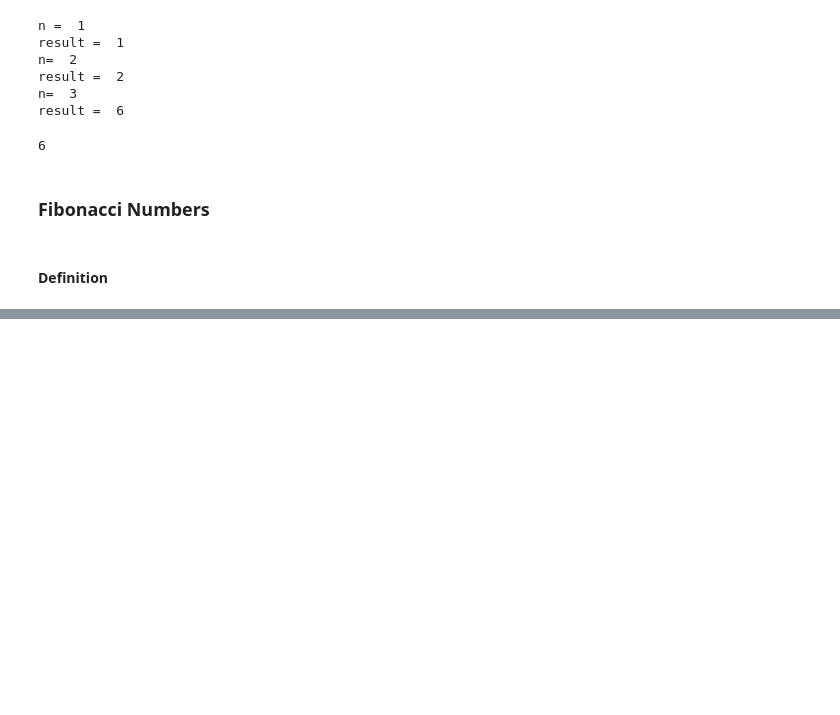
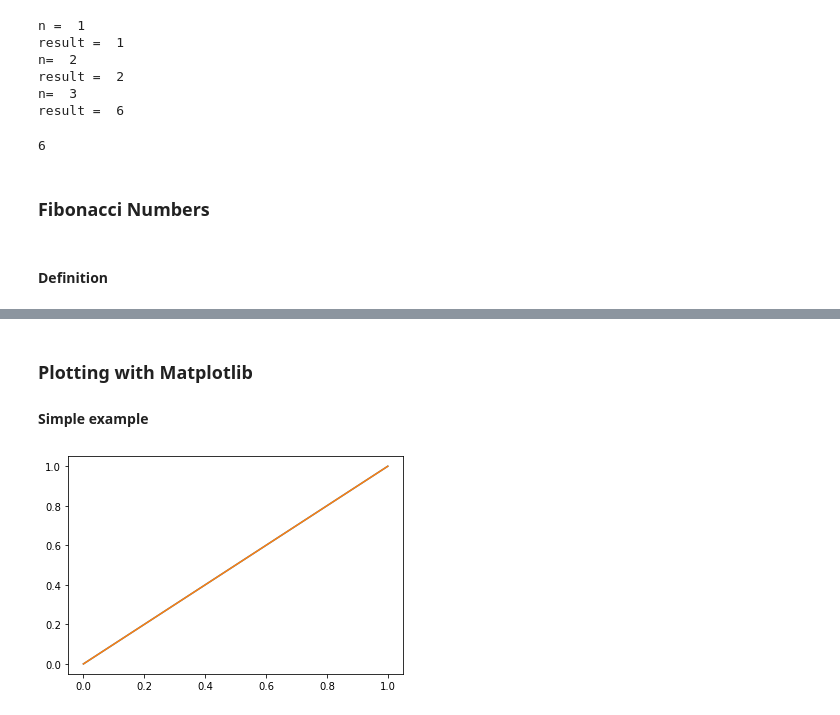
Before and after one commit to JohnWeiner/Notebooks, a Jupyter notebook: Python_Exercises.ipynb, the cells around one changed output, grey strips where cells are left out. Cells and saved outputs as stored; diff of their text form; code cells hidden in the pictures; blank space fills up the shorter version.

```diff
--- a/Python_Exercises.ipynb
+++ b/Python_Exercises.ipynb
@@ -121,0 +154,10 @@ fib(5) =  5
+# %% [markdown]
+### Plotting with Matplotlib
+#### Simple example
+# %%
+%matplotlib inline
+from matplotlib import pyplot as plt
+plt.plot([[0,0],[1,1]]) #list of x,y points,[x,y] = [0,0] and [1,1]
+plt.show()
+# %% [output]
+[figure, added]
```
Also changed, not shown: parts of 15 cells of this notebook.
